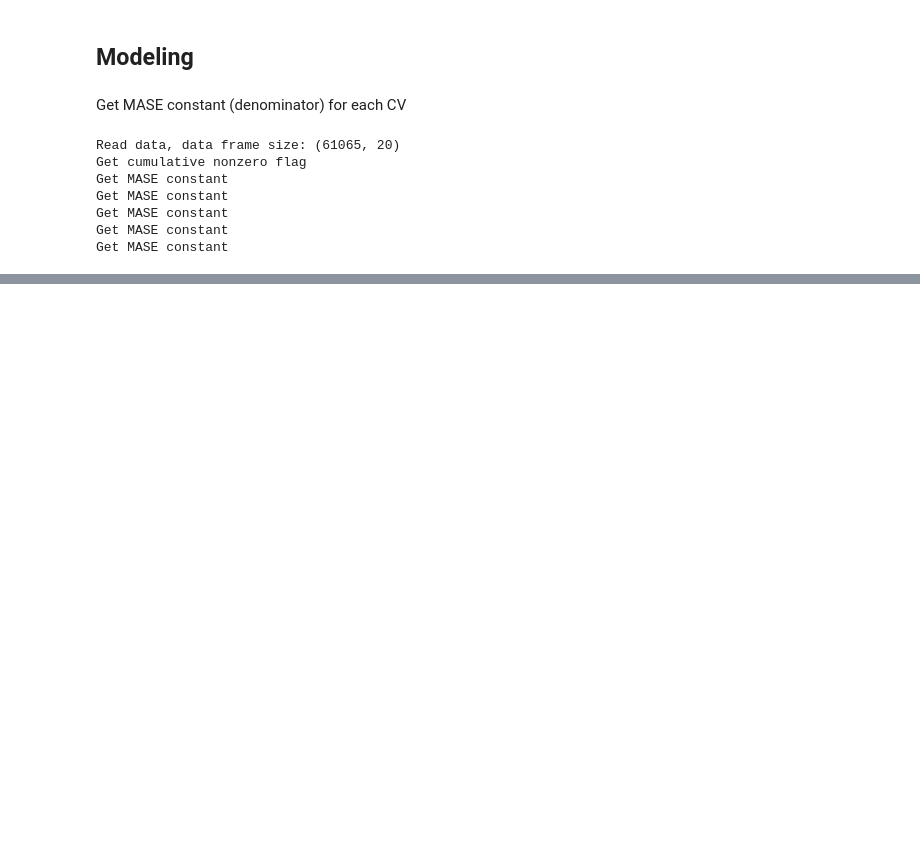
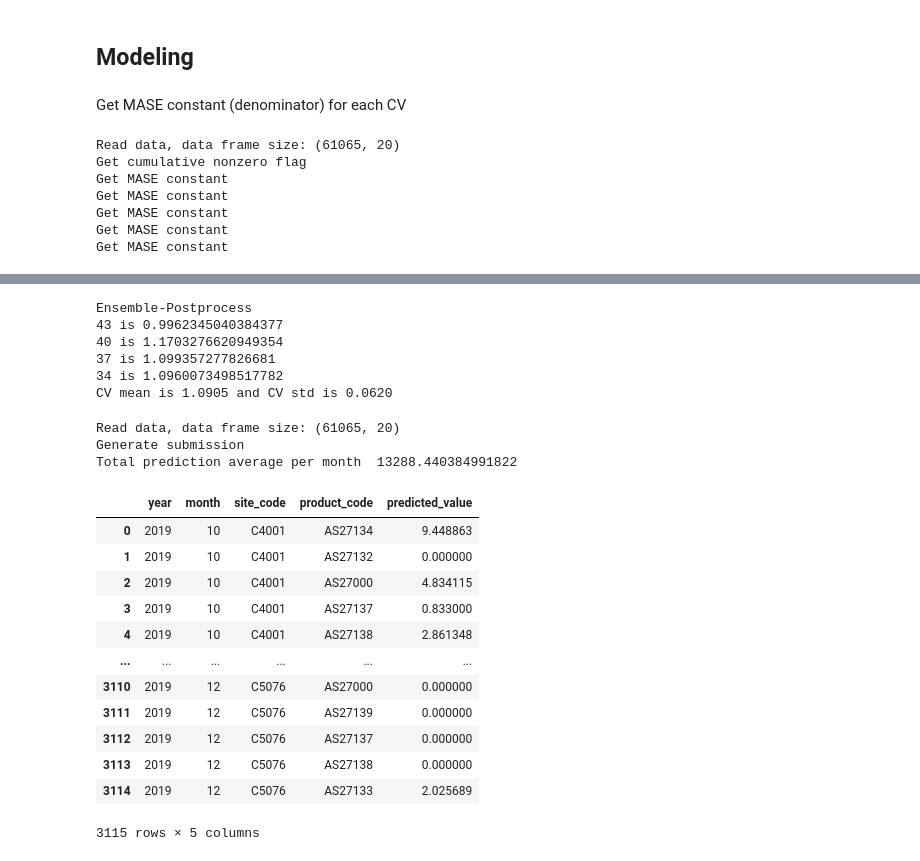
Before and after one commit to rasyidstat/ifc, a Jupyter notebook: submission/model3.ipynb, the cells around one changed output, grey strips where cells are left out. Drawn from its saved outputs; the diff is of its cells as text; code cells hidden in the pictures; blank space fills up the shorter version.

```diff
--- a/submission/prediction.ipynb
+++ b/submission/model3.ipynb
@@ -775,0 +490,3 @@ LightGBM with separate models give the best MASE CV. We will use this model for
+# %%
+df = process_data(features = numerical_features, lag = [3,4])
+df.head()
@@ -775,0 +604,10 @@ LightGBM with separate models give the best MASE CV. We will use this model for
+# %%
+ensemble = pd.concat([pred1,pred2,pred3])
+
+# The bug need to fix (change category to object))
+ensemble['site_code'] = ensemble['site_code'].astype(object)
+ensemble['product_code'] = ensemble['product_code'].astype(object)
+ensemble[['stock_distributed']] = ensemble[['stock_distributed']].replace(np.inf, 0)
+
+ensemble = ensemble.groupby(['site_code','product_code','idx','block']). \
+                    agg({'stock_distributed': 'max', 'preds': 'mean'}).reset_index()
@@ -775,0 +712,36 @@ LightGBM with separate models give the best MASE CV. We will use this model for
+# %%
+horizon1 = ensemble[(ensemble['idx'] - ensemble['block']) == 0]
+horizon2 = ensemble[(ensemble['idx'] - ensemble['block']) == 1]
+horizon3 = ensemble[(ensemble['idx'] - ensemble['block']) == 2]
+horizon1 = horizon1.assign(preds = 1.05*np.where(horizon1['preds'] < 0.75, 0, horizon1['preds']))
+horizon2 = horizon2.assign(preds = 1.05*np.where(horizon2['preds'] < 0.75, 0, horizon2['preds']))
+horizon3 = horizon3.assign(preds = 1.1*np.where(horizon3['preds'] < 0.75, 0, horizon3['preds']))
+ensemble_postprocess = pd.concat([horizon1,horizon2,horizon3])
+# %%
+mase_df_all(ensemble_postprocess, 'Ensemble-Postprocess')
+# %% [output]
+Ensemble-Postprocess
+43 is 0.9962345040384377
+40 is 1.1703276620949354
+37 is 1.099357277826681
+34 is 1.0960073498517782
+CV mean is 1.0905 and CV std is 0.0620
+# %%
+generate_submission(ensemble_postprocess, 'submission3.csv')
+# %% [output]
+Read data, data frame size: (61065, 20)
+Generate submission
+Total prediction average per month  13288.440384991822
+|  | year | month | site_code | product_code | predicted_value |
+| 0 | 2019 | 10 | C4001 | AS27134 | 9.448863 |
+| 1 | 2019 | 10 | C4001 | AS27132 | 0.000000 |
+| 2 | 2019 | 10 | C4001 | AS27000 | 4.834115 |
+| 3 | 2019 | 10 | C4001 | AS27137 | 0.833000 |
+| 4 | 2019 | 10 | C4001 | AS27138 | 2.861348 |
+| ... | ... | ... | ... | ... | ... |
+| 3110 | 2019 | 12 | C5076 | AS27000 | 0.000000 |
+| 3111 | 2019 | 12 | C5076 | AS27139 | 0.000000 |
+| 3112 | 2019 | 12 | C5076 | AS27137 | 0.000000 |
+| 3113 | 2019 | 12 | C5076 | AS27138 | 0.000000 |
+| 3114 | 2019 | 12 | C5076 | AS27133 | 2.025689 |
+3115 rows × 5 columns
```
Also changed, not shown: parts of 38 cells of this notebook, 16 other files.
